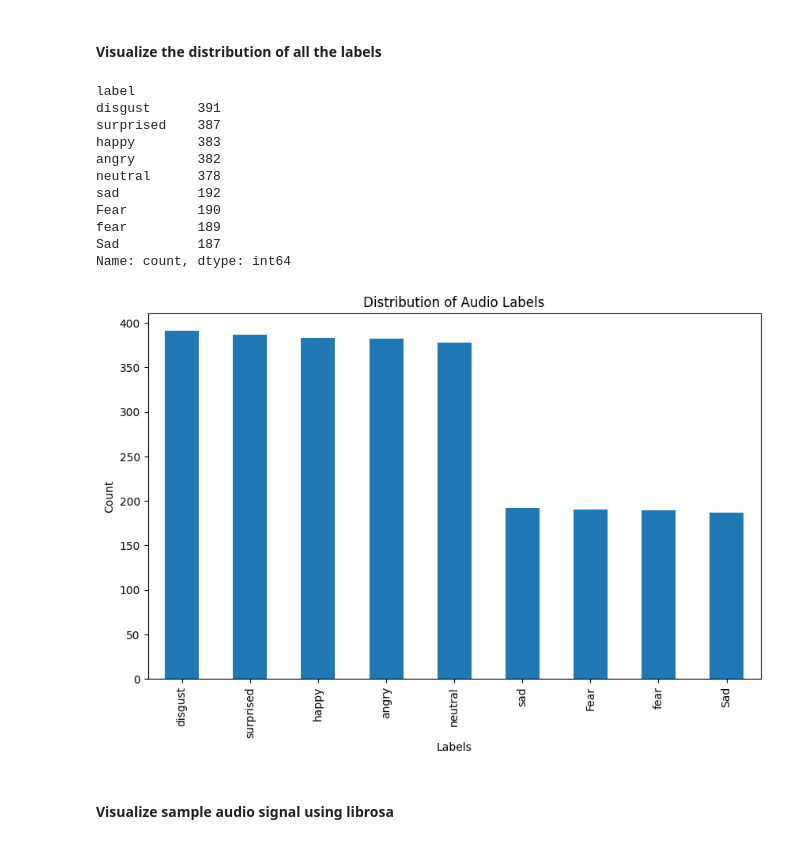
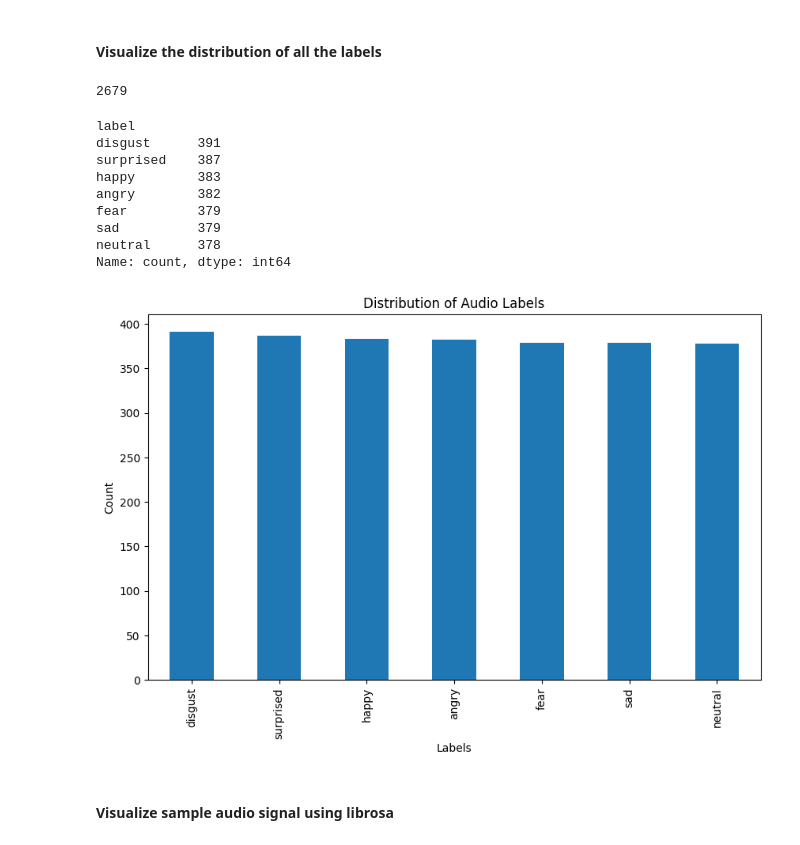
Before and after one commit to vchandraiitk/datascience, a Jupyter notebook: Vikas_M3_NB_MiniProject_3_Emotion_Classification_from_Speech.ipynb, the cells around one changed output. Drawn from its saved outputs; the diff is of its cells as text; code cells hidden in the pictures.

```diff
--- a/Vikas_M3_NB_MiniProject_3_Emotion_Classification_from_Speech.ipynb
+++ b/Vikas_M3_NB_MiniProject_3_Emotion_Classification_from_Speech.ipynb
@@ -175,31 +175,33 @@ for label in os.listdir(data_dir):
             if file.endswith('.wav'):  # or other audio file extensions
                 label = label.replace("OAF_", "")
                 label = label.replace("YAF_", "")
-                labels.append(label)
+                labels.append(label.lower())
                 #print(f"Label: {label}, File: {file}")
+len(labels)
+# %% [output]
+2679
 # %%
-df = pd.DataFrame(labels, columns=['label'])
-label_counts = df['label'].value_counts()
+df_tess = pd.DataFrame(labels, columns=['label'])
+#print(df_tess)
+label_counts = df_tess['label'].value_counts()
 print(label_counts)
 # Bar plot
 plt.figure(figsize=(10, 6))
 label_counts.plot(kind='bar')
 plt.title('Distribution of Audio Labels')
 plt.xlabel('Labels')
 plt.ylabel('Count')
 plt.show()
 # %% [output]
 label
 disgust      391
 surprised    387
 happy        383
 angry        382
+fear         379
+sad          379
 neutral      378
-sad          192
-Fear         190
-fear         189
-Sad          187
 Name: count, dtype: int64
-[figure, old version]
+[figure, new version]
 # %% [markdown]
 #### Visualize sample audio signal using librosa
```
Also changed, not shown: parts of 17 cells of this notebook.
